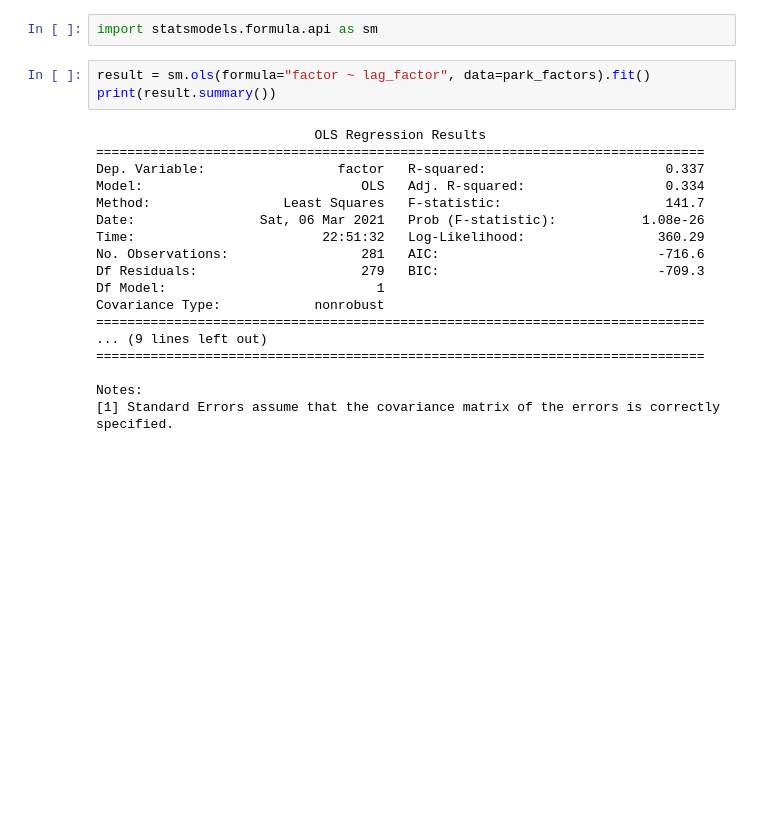
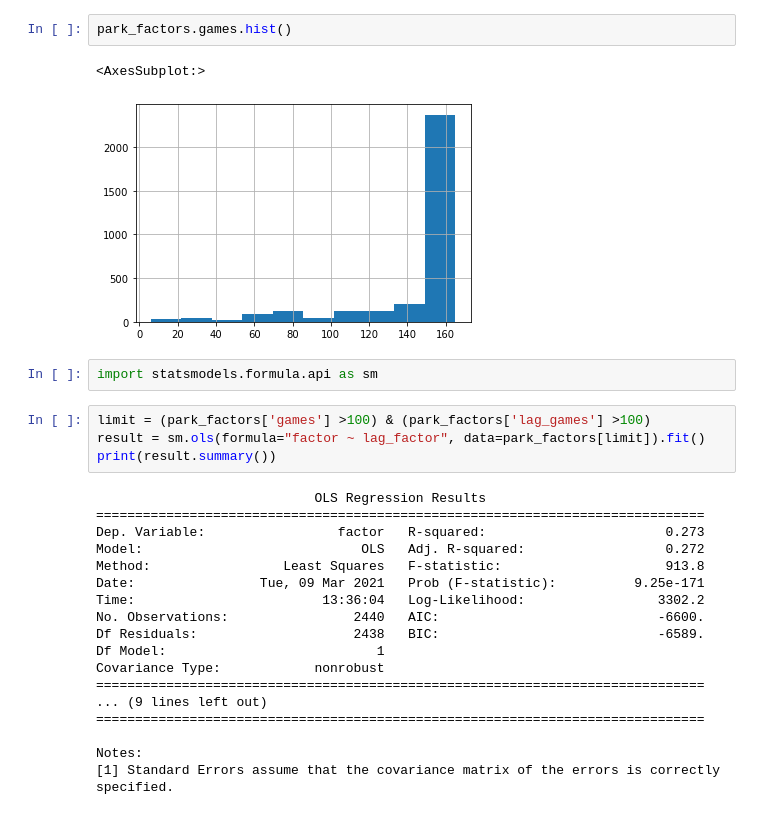
Before and after one commit to robsfletch/bts, a Jupyter notebook: notebooks/ParkFactor.ipynb, the cells around one changed output. Drawn from its saved outputs; the diff is of its cells as text; blank space fills up the shorter version.

```diff
--- a/notebooks/ParkFactor.ipynb
+++ b/notebooks/ParkFactor.ipynb
@@ -85,18 +104,24 @@ park_factors
+# %%
+park_factors.games.hist()
+# %% [output]
+<AxesSubplot:>
+[figure, added]
 # %%
 import statsmodels.formula.api as sm
 # %%
-result = sm.ols(formula="factor ~ lag_factor", data=park_factors).fit()
+limit = (park_factors['games'] >100) & (park_factors['lag_games'] >100)
+result = sm.ols(formula="factor ~ lag_factor", data=park_factors[limit]).fit()
 print(result.summary())
 # %% [output]
                             OLS Regression Results
 ==============================================================================
-Dep. Variable:                 factor   R-squared:                       0.337
-Model:                            OLS   Adj. R-squared:                  0.334
-Method:                 Least Squares   F-statistic:                     141.7
-Date:                Sat, 06 Mar 2021   Prob (F-statistic):           1.08e-26
-Time:                        22:51:32   Log-Likelihood:                 360.29
-No. Observations:                 281   AIC:                            -716.6
-Df Residuals:                     279   BIC:                            -709.3
+Dep. Variable:                 factor   R-squared:                       0.273
+Model:                            OLS   Adj. R-squared:                  0.272
+Method:                 Least Squares   F-statistic:                     913.8
+Date:                Tue, 09 Mar 2021   Prob (F-statistic):          9.25e-171
+Time:                        13:36:04   Log-Likelihood:                 3302.2
+No. Observations:                2440   AIC:                            -6600.
+Df Residuals:                    2438   BIC:                            -6589.
 Df Model:                           1
 Covariance Type:            nonrobust
 ==============================================================================
```
Also changed, not shown: parts of 13 cells of this notebook, 23 other files.
